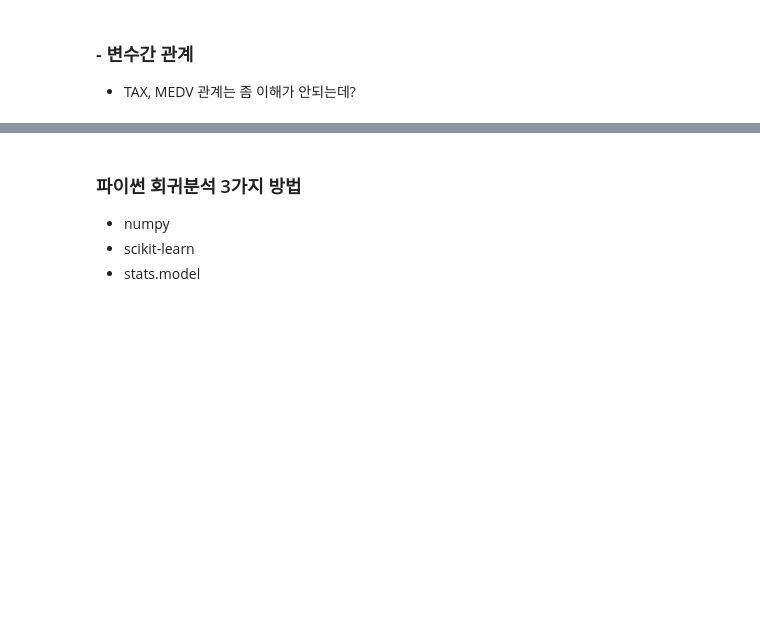
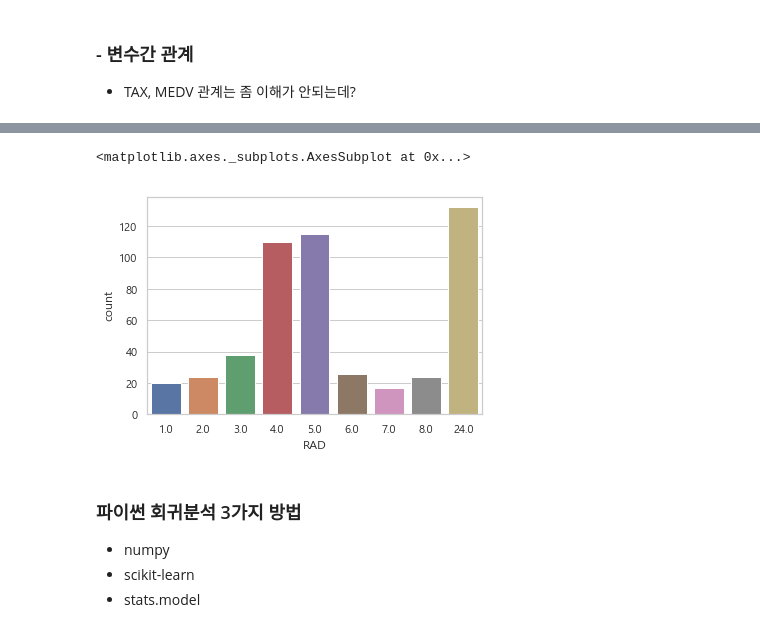
Before and after one commit to h33sun/TIL, a Jupyter notebook: ML/2. 범주형 데이터, 회귀분석.ipynb, the cells around one changed output, grey strips where cells are left out. Saved outputs shown, nothing was run; the diff lists cells and outputs as text; code cells hidden in the pictures; blank space fills up the shorter version.

```diff
--- a/ML/2. 범주형 데이터, 회귀분석.ipynb
+++ b/ML/2. 범주형 데이터, 회귀분석.ipynb
@@ -67,3 +91,8 @@ plt.show()
+# %%
+sns.countplot(df.RAD)
+# %% [output]
+<matplotlib.axes._subplots.AxesSubplot at 0x...>
+[figure, added]
 # %% [markdown]
 ### 파이썬 회귀분석 3가지 방법
 - numpy
```
Also changed, not shown: parts of 22 cells of this notebook.
